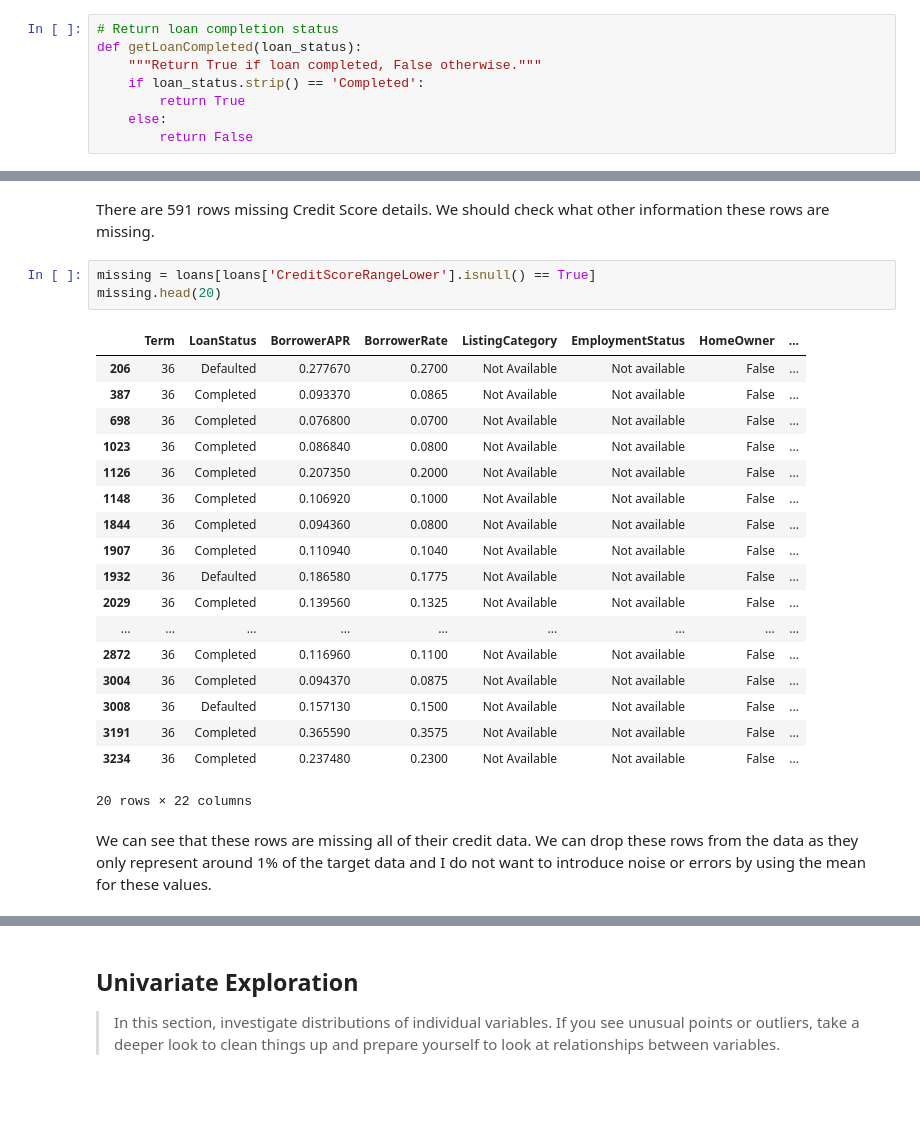
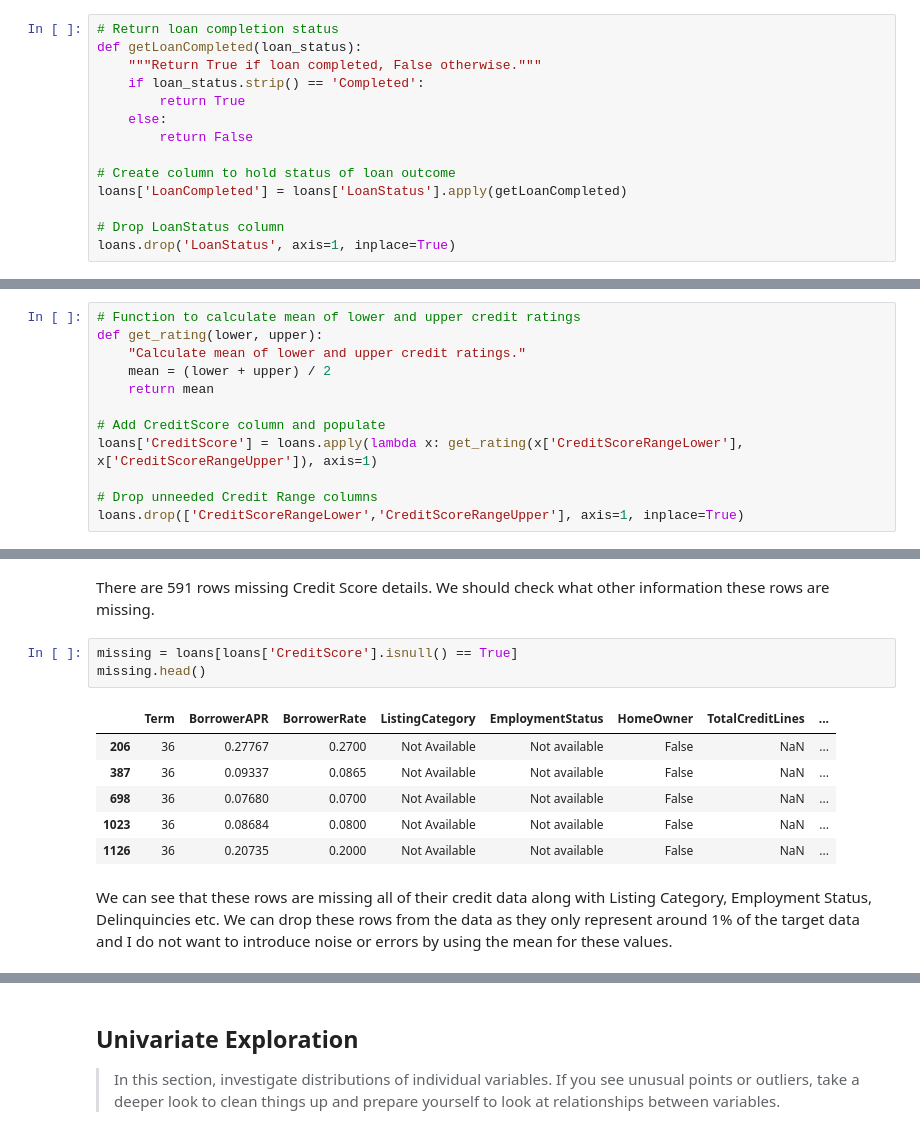
Before and after one commit to Jeffro80/DAND_Communicate_Findings, a Jupyter notebook: exploration-WORKING.ipynb, the cells around one changed output, grey strips where cells are left out. Saved outputs shown, nothing was run; the diff lists cells and outputs as text; blank space fills up the shorter version.

```diff
--- a/exploration-WORKING.ipynb
+++ b/exploration-WORKING.ipynb
@@ -112,3 +112,9 @@ def getLoanCompleted(loan_status):
         return True
     else:
         return False
+
+# Create column to hold status of loan outcome
+loans['LoanCompleted'] = loans['LoanStatus'].apply(getLoanCompleted)
+
+# Drop LoanStatus column
+loans.drop('LoanStatus', axis=1, inplace=True)
@@ -185,3 +190,15 @@ loans['Term'] = loans['Term'].astype('category')
+# %%
+# Function to calculate mean of lower and upper credit ratings
+def get_rating(lower, upper):
+    "Calculate mean of lower and upper credit ratings."
+    mean = (lower + upper) / 2
+    return mean
+
+# Add CreditScore column and populate
+loans['CreditScore'] = loans.apply(lambda x: get_rating(x['CreditScoreRangeLower'], x['CreditScoreRangeUpper']), axis=1)
+
+# Drop unneeded Credit Range columns
+loans.drop(['CreditScoreRangeLower','CreditScoreRangeUpper'], axis=1, inplace=True)
 # %% [markdown]
 As I will be using LoanNumber to identify unique loans, I need to make sure there are no duplicated loan records.
 # %%
@@ -241,28 +257,16 @@ loans['BorrowerAPR'] = loans.BorrowerAPR.fillna(mean_apr)
 # %% [markdown]
 There are 591 rows missing Credit Score details. We should check what other information these rows are missing.
 # %%
-missing = loans[loans['CreditScoreRangeLower'].isnull() == True]
-missing.head(20)
+missing = loans[loans['CreditScore'].isnull() == True]
+missing.head()
 # %% [output]
-|  | Term | LoanStatus | BorrowerAPR | BorrowerRate | ListingCategory | EmploymentStatus | HomeOwner | ... |
-| 206 | 36 | Defaulted | 0.277670 | 0.2700 | Not Available | Not available | False | ... |
-| 387 | 36 | Completed | 0.093370 | 0.0865 | Not Available | Not available | False | ... |
-| 698 | 36 | Completed | 0.076800 | 0.0700 | Not Available | Not available | False | ... |
-| 1023 | 36 | Completed | 0.086840 | 0.0800 | Not Available | Not available | False | ... |
-| 1126 | 36 | Completed | 0.207350 | 0.2000 | Not Available | Not available | False | ... |
-| 1148 | 36 | Completed | 0.106920 | 0.1000 | Not Available | Not available | False | ... |
-| 1844 | 36 | Completed | 0.094360 | 0.0800 | Not Available | Not available | False | ... |
-| 1907 | 36 | Completed | 0.110940 | 0.1040 | Not Available | Not available | False | ... |
-| 1932 | 36 | Defaulted | 0.186580 | 0.1775 | Not Available | Not available | False | ... |
-| 2029 | 36 | Completed | 0.139560 | 0.1325 | Not Available | Not available | False | ... |
-| ... | ... | ... | ... | ... | ... | ... | ... | ... |
-| 2872 | 36 | Completed | 0.116960 | 0.1100 | Not Available | Not available | False | ... |
-| 3004 | 36 | Completed | 0.094370 | 0.0875 | Not Available | Not available | False | ... |
-| 3008 | 36 | Defaulted | 0.157130 | 0.1500 | Not Available | Not available | False | ... |
-| 3191 | 36 | Completed | 0.365590 | 0.3575 | Not Available | Not available | False | ... |
-| 3234 | 36 | Completed | 0.237480 | 0.2300 | Not Available | Not available | False | ... |
+|  | Term | BorrowerAPR | BorrowerRate | ListingCategory | EmploymentStatus | HomeOwner | TotalCreditLines | ... |
+| 206 | 36 | 0.27767 | 0.2700 | Not Available | Not available | False | NaN | ... |
+| 387 | 36 | 0.09337 | 0.0865 | Not Available | Not available | False | NaN | ... |
+| 698 | 36 | 0.07680 | 0.0700 | Not Available | Not available | False | NaN | ... |
+| 1023 | 36 | 0.08684 | 0.0800 | Not Available | Not available | False | NaN | ... |
+| 1126 | 36 | 0.20735 | 0.2000 | Not Available | Not available | False | NaN | ... |
-20 rows × 22 columns
 # %% [markdown]
-We can see that these rows are missing all of their credit data. We can drop these rows from the data as they only represent around 1% of the target data and I do not want to introduce noise or errors by using the mean for these values.
+We can see that these rows are missing all of their credit data along with Listing Category, Employment Status, Delinquincies etc. We can drop these rows from the data as they only represent around 1% of the target data and I do not want to introduce noise or errors by using the mean for these values.
 # %%
 # Drop rows missing credit values
```
Also changed, not shown: parts of 12 cells of this notebook.
